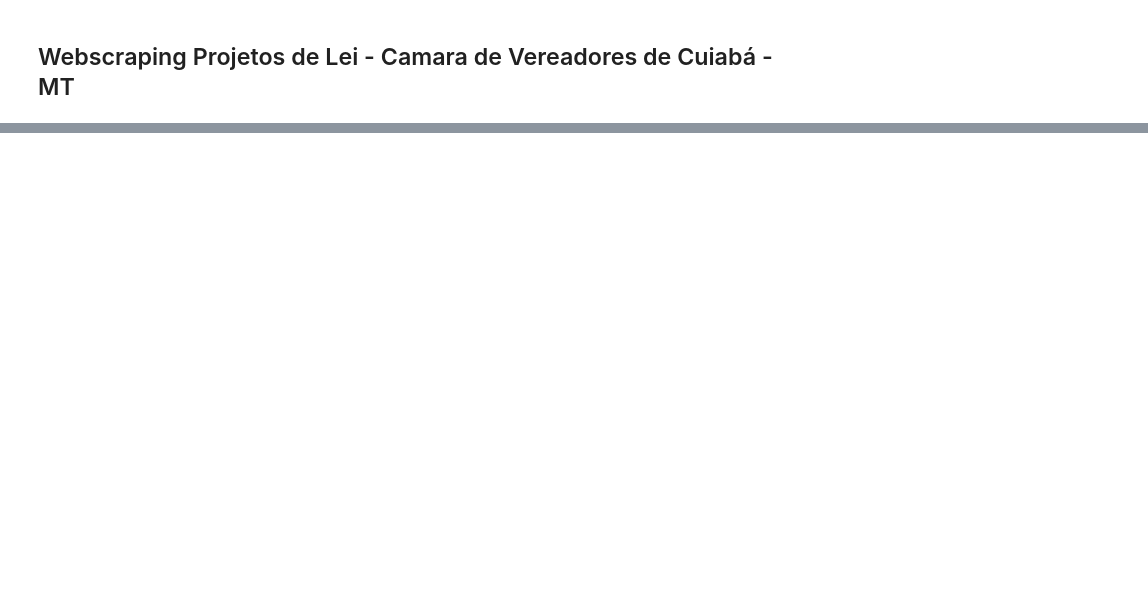
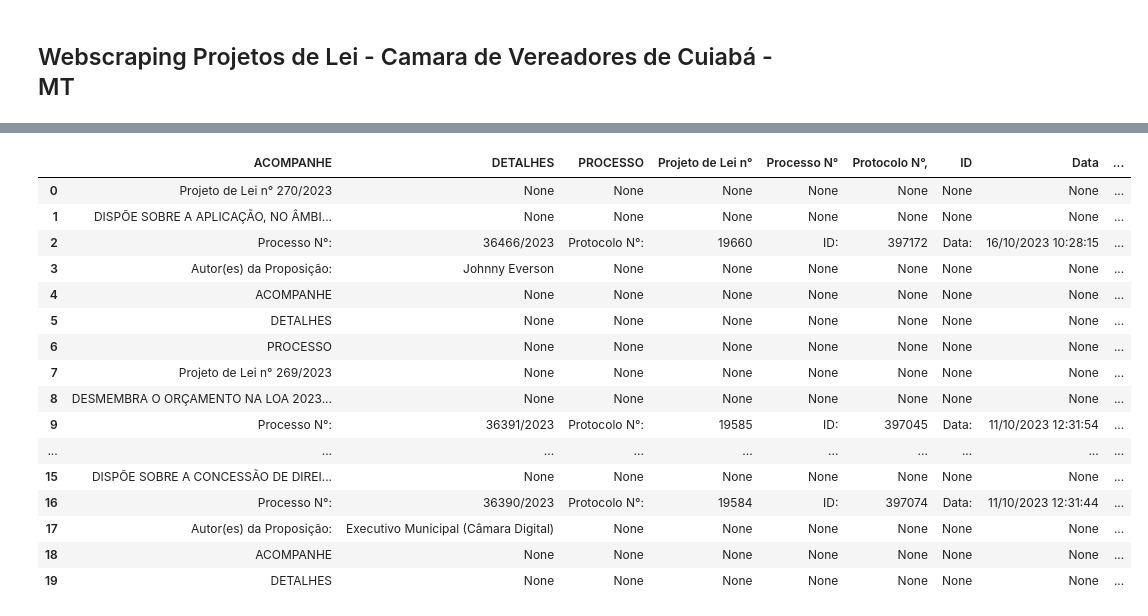
Before and after one commit to JonMaycon/DataScience, a Jupyter notebook: WS_CamaraVereadores_Cba.ipynb, the cells around one changed output, grey strips where cells are left out. Saved outputs shown, nothing was run; the diff lists cells and outputs as text; code cells hidden in the pictures; blank space fills up the shorter version.

```diff
--- a/WS_CamaraVereadores_Cba.ipynb
+++ b/WS_CamaraVereadores_Cba.ipynb
@@ -28,3 +134,23 @@ import re
+# %%
+df.head(20)
+# %% [output]
+|  | ACOMPANHE | DETALHES | PROCESSO | Projeto de Lei n° | Processo N° | Protocolo N°, | ID | Data | ... |
+| 0 | Projeto de Lei n° 270/2023 | None | None | None | None | None | None | None | ... |
+| 1 | DISPÕE SOBRE A APLICAÇÃO, NO ÂMBI... | None | None | None | None | None | None | None | ... |
+| 2 | Processo N°: | 36466/2023 | Protocolo N°: | 19660 | ID: | 397172 | Data: | 16/10/2023 10:28:15 | ... |
+| 3 | Autor(es) da Proposição: | Johnny Everson | None | None | None | None | None | None | ... |
+| 4 | ACOMPANHE | None | None | None | None | None | None | None | ... |
+| 5 | DETALHES | None | None | None | None | None | None | None | ... |
+| 6 | PROCESSO | None | None | None | None | None | None | None | ... |
+| 7 | Projeto de Lei n° 269/2023 | None | None | None | None | None | None | None | ... |
+| 8 | DESMEMBRA O ORÇAMENTO NA LOA 2023... | None | None | None | None | None | None | None | ... |
+| 9 | Processo N°: | 36391/2023 | Protocolo N°: | 19585 | ID: | 397045 | Data: | 11/10/2023 12:31:54 | ... |
+| ... | ... | ... | ... | ... | ... | ... | ... | ... | ... |
+| 15 | DISPÕE SOBRE A CONCESSÃO DE DIREI... | None | None | None | None | None | None | None | ... |
+| 16 | Processo N°: | 36390/2023 | Protocolo N°: | 19584 | ID: | 397074 | Data: | 11/10/2023 12:31:44 | ... |
+| 17 | Autor(es) da Proposição: | Executivo Municipal (Câmara Digital) | None | None | None | None | None | None | ... |
+| 18 | ACOMPANHE | None | None | None | None | None | None | None | ... |
+| 19 | DETALHES | None | None | None | None | None | None | None | ... |
 # %%
 pagina_limpa = re.sub(r'\s+', ' ', pagina)
 # %%
```
Also changed, not shown: parts of 12 cells of this notebook.
